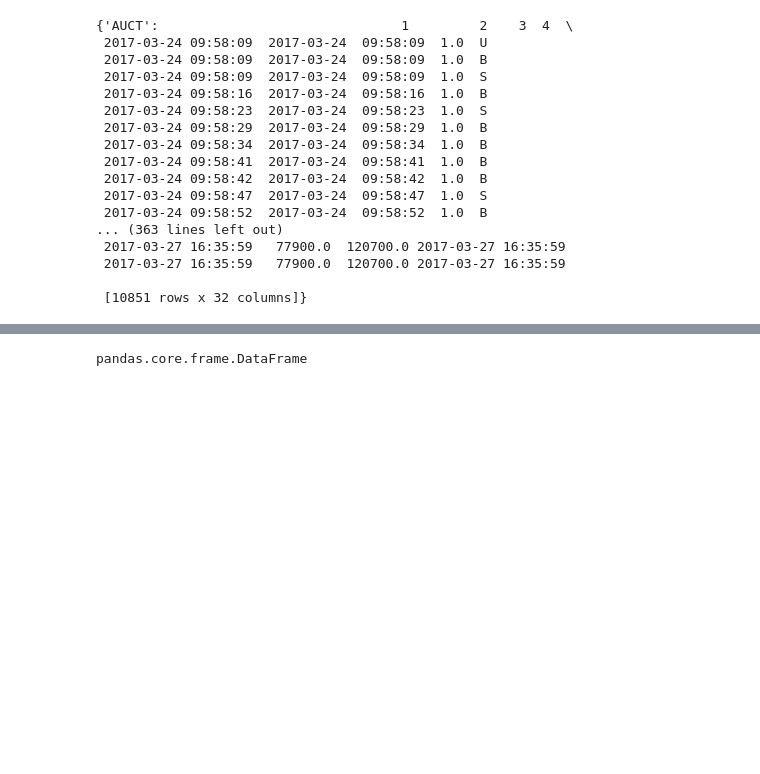
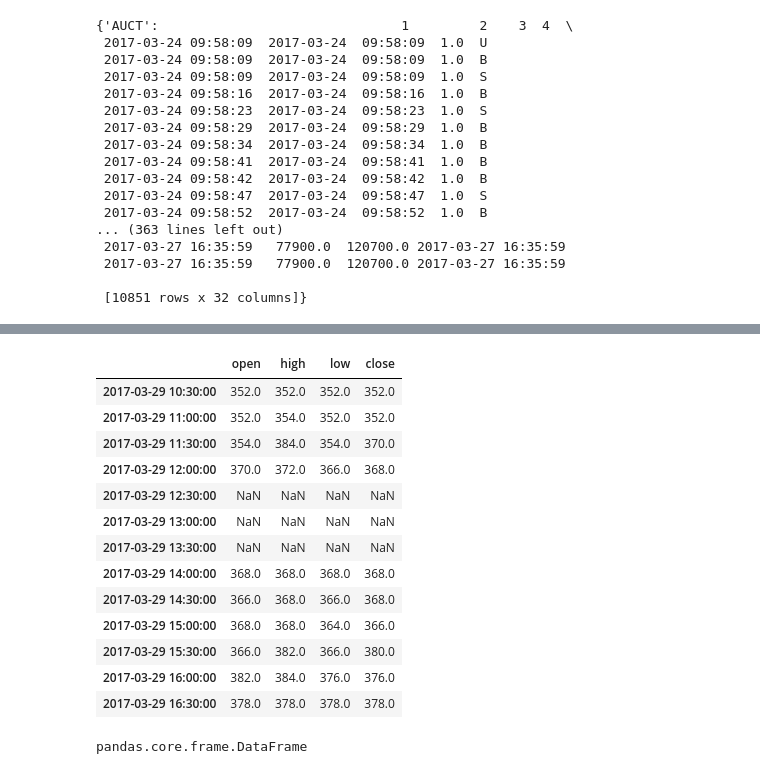
Before and after one commit to chotipat41688/SeProj, a Jupyter notebook: Ipython/readJson2.ipynb, the cells around one changed output, grey strips where cells are left out. Drawn from its saved outputs; the diff is of its cells as text; code cells hidden in the pictures; blank space fills up the shorter version.

```diff
--- a/Ipython/readJson2.ipynb
+++ b/Ipython/readJson2.ipynb
@@ -697,3 +732,26 @@ pandas.core.frame.DataFrame
+# %%
+# dt = dict()
+
+# for sym in symbols:
+#     brain[sym]['Datetime'] = pd.to_datetime(brain[sym][1] + ' ' + brain[sym][2])
+#     dt[sym] = brain[sym].set_index(pd.DatetimeIndex(brain[sym]['Datetime']))
+
+dt['PPS-W1'][7].resample('30Min').ohlc()
+# %% [output]
+|  | open | high | low | close |
+| 2017-03-29 10:30:00 | 352.0 | 352.0 | 352.0 | 352.0 |
+| 2017-03-29 11:00:00 | 352.0 | 354.0 | 352.0 | 352.0 |
+| 2017-03-29 11:30:00 | 354.0 | 384.0 | 354.0 | 370.0 |
+| 2017-03-29 12:00:00 | 370.0 | 372.0 | 366.0 | 368.0 |
+| 2017-03-29 12:30:00 | NaN | NaN | NaN | NaN |
+| 2017-03-29 13:00:00 | NaN | NaN | NaN | NaN |
+| 2017-03-29 13:30:00 | NaN | NaN | NaN | NaN |
+| 2017-03-29 14:00:00 | 368.0 | 368.0 | 368.0 | 368.0 |
+| 2017-03-29 14:30:00 | 366.0 | 368.0 | 366.0 | 368.0 |
+| 2017-03-29 15:00:00 | 368.0 | 368.0 | 364.0 | 366.0 |
+| 2017-03-29 15:30:00 | 366.0 | 382.0 | 366.0 | 380.0 |
+| 2017-03-29 16:00:00 | 382.0 | 384.0 | 376.0 | 376.0 |
+| 2017-03-29 16:30:00 | 378.0 | 378.0 | 378.0 | 378.0 |
 # %%
 for sym in symbols:
     stock[sym]['Datetime'] = pd.to_datetime(stock[sym][1] + ' ' + stock[sym][2])
```
Also changed, not shown: parts of 4 cells of this notebook.
